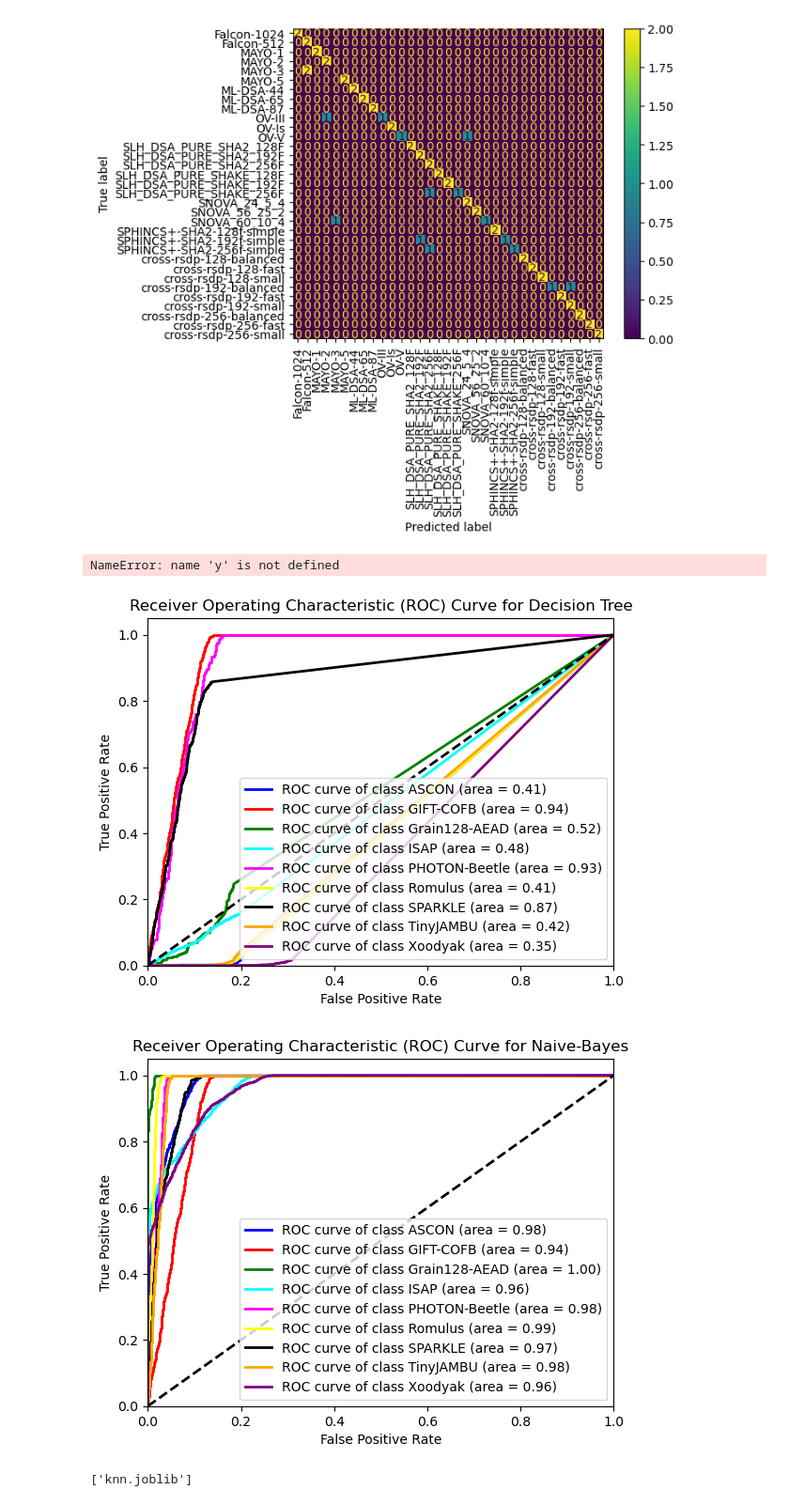
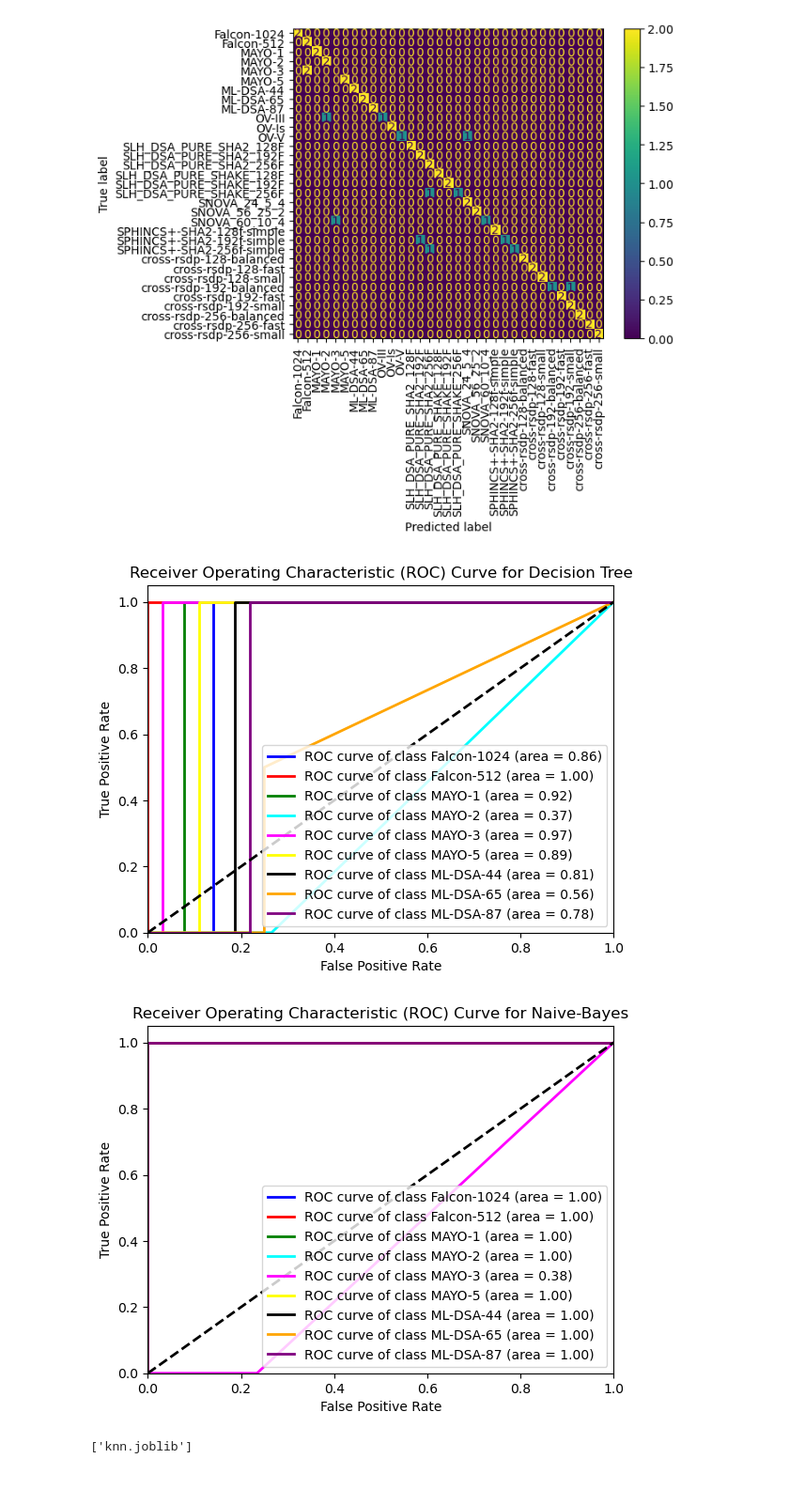
Before and after one commit to Rparker19/An-Autonomic-Framework-for-IoT-Data-Confidentiality-in-the-Internet-of-Things, a Jupyter notebook: models/nearest_neighbors.ipynb, the cells around one changed output. Shown at 94% size. Saved outputs shown, nothing was run; the diff lists cells and outputs as text; code cells hidden in the pictures.

Commit message:
Fix ROC curves

```diff
--- a/models/nearest_neighbors.ipynb
+++ b/models/nearest_neighbors.ipynb
@@ -111,7 +111,7 @@ from sklearn.preprocessing import label_binarize
 import numpy as np
 
 y_scores = knn.predict_proba(X_test)
-y_test_bin = label_binarize(y_test, classes=np.unique(y))
+y_test_bin = label_binarize(y_test, classes=np.unique(y_test))
 
 fpr = dict()
 tpr = dict()
@@ -121,8 +121,6 @@ n_classes = y_test_bin.shape[1]
 for i in range(n_classes):
     fpr[i], tpr[i], _ = metrics.roc_curve(y_test_bin[:, i], y_scores[:, 1])
     roc_auc[i] = metrics.auc(fpr[i], tpr[i])
-# %% [output]
-NameError: name 'y' is not defined
 # %%
 # Plot the ROC curve for each class
 
@@ -144,7 +142,7 @@ plt.title("Receiver Operating Characteristic (ROC) Curve for Decision Tree")
 plt.legend(loc="lower right")
 plt.show()
 # %% [output]
-[figure, old version]
+[figure, new version]
 # %%
 from sklearn.metrics import roc_curve, auc
 import numpy as np
@@ -153,37 +151,37 @@ from sklearn.preprocessing import label_binarize
 
 model = knn
 y_scores = model.predict_proba(X_test)
-y_test_bin = label_binarize(y_test, classes=np.unique(y))
+y_test_bin = label_binarize(y_test, classes=np.unique(y_test))
 
 fpr = dict()
 tpr = dict()
 roc_auc = dict()
 n_classes = y_test_bin.shape[1]
 
 
 for i in range(n_classes):
     fpr[i], tpr[i], _ = roc_curve(y_test_bin[:, i], y_scores[:, i])
     roc_auc[i] = auc(fpr[i], tpr[i])
 
 # Plot the ROC curve for each class
 plt.figure()
 classes = model.classes_
 colors = ['blue', 'red', 'green', 'cyan', 'magenta', 'yellow', 'black', 'orange', 'purple']
 for i, cur_class, color in zip(range(n_classes), classes, colors):
     plt.plot(fpr[i], tpr[i], color=color, lw=2,
              label='ROC curve of class {0} (area = {1:0.2f})'
              ''.format(cur_class, roc_auc[i]))
 
 plt.plot([0, 1], [0, 1], 'k--', lw=2)
 plt.xlim([0.0, 1.0])
 plt.ylim([0.0, 1.05])
 plt.xlabel('False Positive Rate')
 plt.ylabel('True Positive Rate')
 plt.title('Receiver Operating Characteristic (ROC) Curve for Naive-Bayes')
 plt.legend(loc="lower right")
 plt.show()
 # %% [output]
-[figure, old version]
+[figure, new version]
 # %%
 from joblib import dump
 
```
Also changed, not shown: 2 other files.
